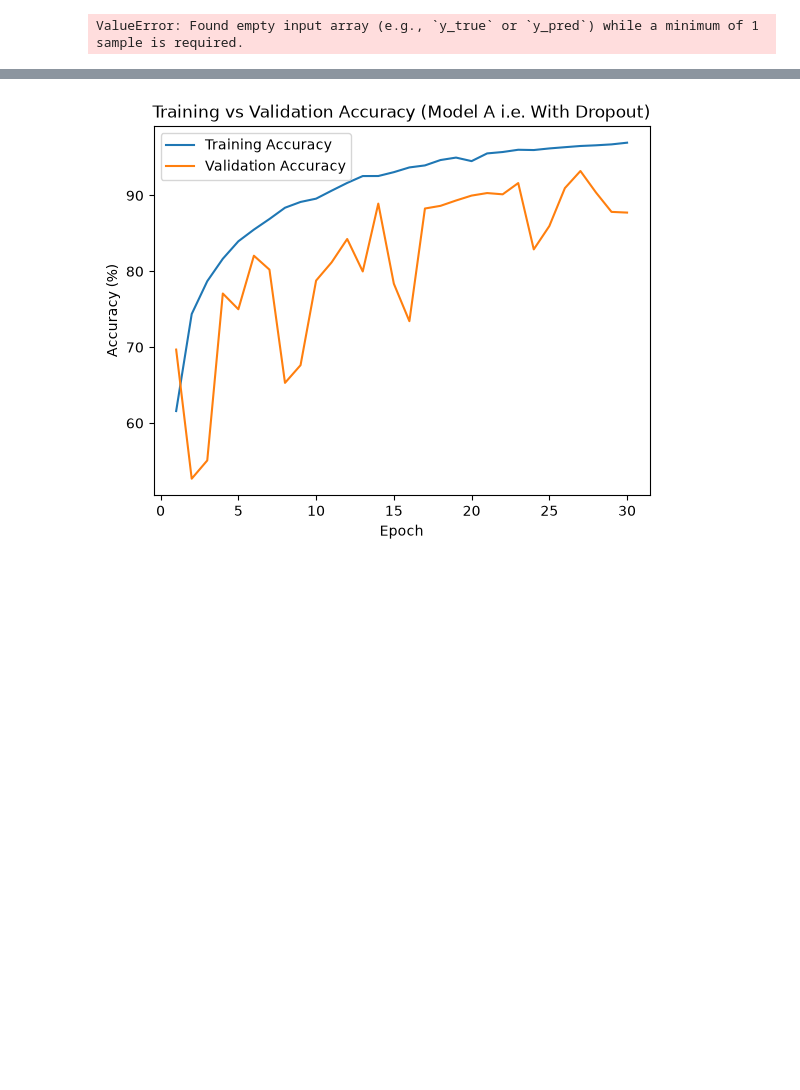
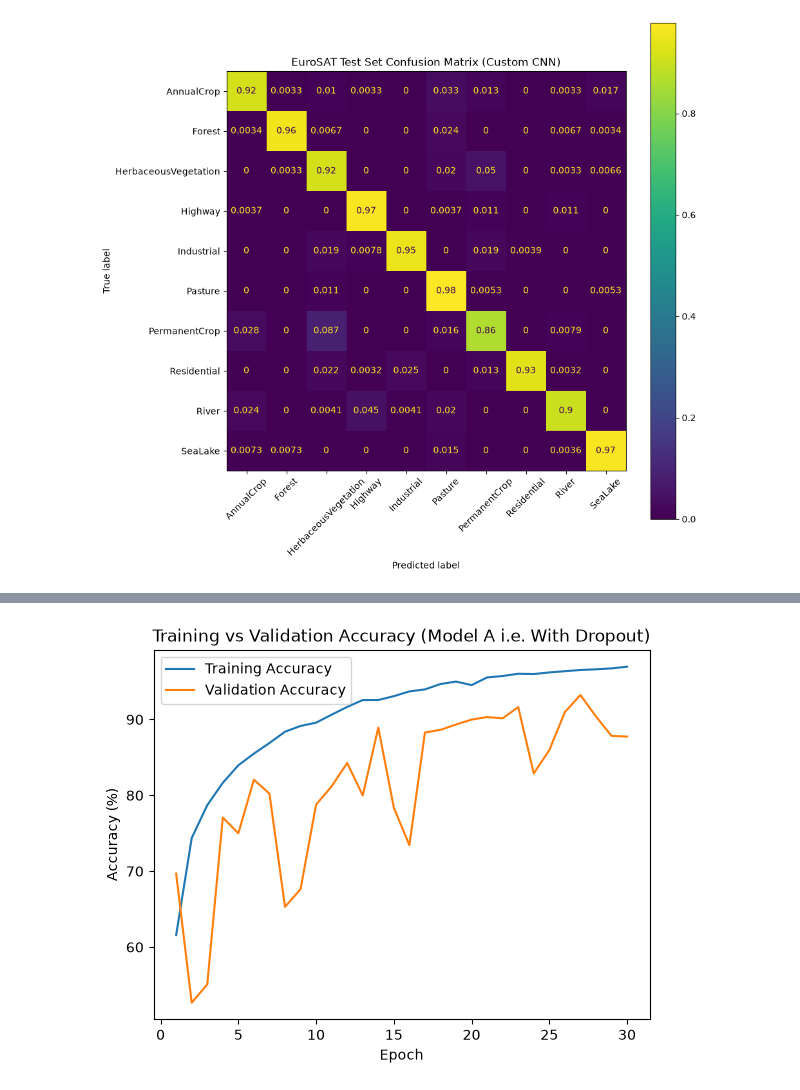
Before and after one commit to arush296/EuroSAT-Land-Cover-Classification, a Jupyter notebook: EuroSAT.ipynb, the cells around one changed output, grey strips where cells are left out. Cells and saved outputs as stored; diff of their text form; code cells hidden in the pictures; blank space fills up the shorter version.

```diff
--- a/EuroSAT.ipynb
+++ b/EuroSAT.ipynb
@@ -141,9 +113,10 @@ def training_loop(dataloader, model, loss_fn, optimizer):
   training_accuracy = (correct/total)*100 # Corrected calculation
   print(f"\nTraining Accuracy: {training_accuracy}% | Avg Training Loss: {avg_training_loss}")
 
-y_true = []
-y_pred = []
+
 def validation_loop(dataloader, model, loss_fn, test):
+  y_true = []
+  y_pred = []
   model.eval()
   size = len(dataloader.dataset)
   with torch.no_grad():
@@ -162,7 +135,7 @@ def validation_loop(dataloader, model, loss_fn, test):
     avg_testing_loss = total_loss/len(dataloader)
     testing_accuracy = (correct/total)*100 # Corrected calculation
     print(f"Validation Accuracy: {testing_accuracy}% | Avg Validation Loss: {avg_testing_loss} \n")
-    return avg_testing_loss, testing_accuracy
+    return avg_testing_loss, testing_accuracy, y_true, y_pred
 # %%
 optimizer = torch.optim.Adam(model.parameters(), lr=1e-3)
 loss_fn = nn.CrossEntropyLoss()
@@ -171,13 +144,13 @@ best_val_loss = 100
 for t in range(epochs):
     print(f"Epoch {t+1}\n-------------------------------")
     training_loop(train_dataloader, model, loss_fn, optimizer)
-    val_loss, val_acc = validation_loop(validate_dataloader, model, loss_fn, False)
+    val_loss, val_acc, _, _ = validation_loop(validate_dataloader, model, loss_fn, False)
     if val_loss < best_val_loss:
         best_val_loss = val_loss
-        torch.save(model.state_dict(), "best_model_with_aug.pth")
+        torch.save(model.state_dict(), "custom_cnn_clean.pth")
 print("Testing \n-------------------------------")
-model.load_state_dict(torch.load("best_model_with_aug.pth"))
-validation_loop(test_dataloader, model, loss_fn, True)
+model.load_state_dict(torch.load("custom_cnn_clean.pth"))
+val_loss, val_acc, y_true, y_pred = validation_loop(test_dataloader, model, loss_fn, True)
 print("Done!")
 # %% [output]
 Epoch 1
@@ -354,26 +173,26 @@ Done!
 # %%
 # Confusion Matrix
 
 import sklearn
 from sklearn.metrics import confusion_matrix, ConfusionMatrixDisplay
 
 class_names = dataset.classes
-cm = confusion_matrix(y_true, y_pred)
+cm = confusion_matrix(y_true, y_pred, normalize = "true")
 
 disp = ConfusionMatrixDisplay(
     confusion_matrix=cm,
     display_labels=class_names
 )
 
 fig, ax = plt.subplots(figsize=(10,10))
 disp.plot(ax=ax, xticks_rotation=45)
 
-plt.title("EuroSAT Test Set Confusion Matrix")
+plt.title("EuroSAT Test Set Confusion Matrix (Custom CNN)")
 plt.show()
 
 plt.show()
 # %% [output]
-ValueError: Found empty input array (e.g., `y_true` or `y_pred`) while a minimum of 1 sample is required.
+[figure, added]
 # %%
 from sklearn.metrics import classification_report
 cr = classification_report(y_true, y_pred, target_names=class_names, digits=3)
```
Also changed, not shown: parts of 14 cells of this notebook, 4 other files.
